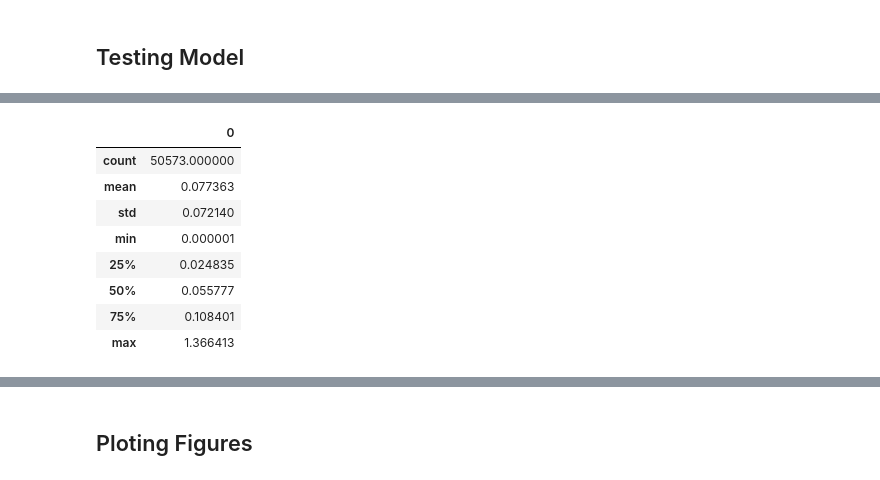
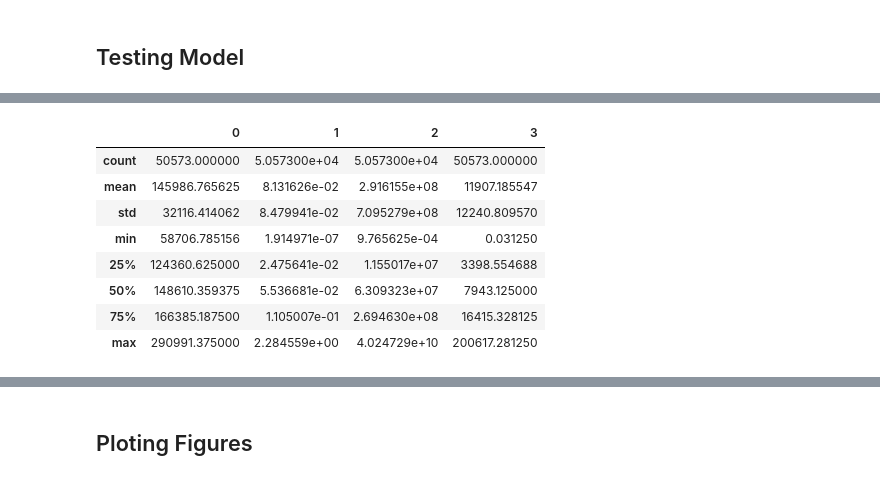
Before and after one commit to AyushmaanAggarwal/qtn-proj-ayu, a Jupyter notebook: cnn_wind.ipynb, the cells around one changed output, grey strips where cells are left out. Drawn from its saved outputs; the diff is of its cells as text; code cells hidden in the pictures.

```diff
--- a/cnn_wind.ipynb
+++ b/cnn_wind.ipynb
@@ -201,0 +139,26 @@ Epoch 100/100
+# %%
+print(parameter)
+
+# TRAINING ON ACTUAL DATA: Plasma Frequency
+if parameter == "fpe":
+    history = model.fit(
+        x=train_x_data[:], y=train_y_data[:], epochs=20, batch_size=32, steps_per_epoch=12800,
+        validation_split=.1, workers=6, use_multiprocessing=True, verbose=2, shuffle=True)
+
+# TRAINING ON ACTUAL DATA: Solar Wind Speed
+elif parameter == "vsw":
+    history = model.fit(
+        x=train_x_data[:], y=train_y_data_vsw[:], epochs=30, batch_size=32, steps_per_epoch=12800,
+        validation_split=.1, workers=6, use_multiprocessing=True, verbose=2, shuffle=True)
+
+# TRAINING ON ACTUAL DATA: Electron Temperature
+elif parameter == "te":
+    history = model.fit(
+        x=train_x_data[:], y=train_y_data_te[:], epochs=30, batch_size=32, steps_per_epoch=12800,
+        validation_split=.1, workers=6, use_multiprocessing=True, verbose=2, shuffle=True)
+
+# TRAINING ON SYNTHETIC DATA
+elif select_parameter == 3:
+    history = model.fit(
+        x=np.array(spectra), y=np.array(ne), epochs=100, batch_size=8, steps_per_epoch=25,
+        validation_split=0, workers=8, use_multiprocessing=True, verbose=2, shuffle=True)
@@ -204,4 +188,2 @@ model.save('ml_models/cnn_20220628synth.h5')
 # %% [markdown]
 ## Testing Model
-# %%
-model = load_model('ml_models/cnn_20220627.h5')
@@ -224,0 +190,15 @@ denorm_pred = pred_y[:,0]
+# %%
+#model = load_model('ml_models/cnn_20220627.h5')
+
+test_y_data = {
+    "fpe": test_y_sorted,
+    "vsw": test_y_sorted_vsw,
+    "te":  test_y_sorted_te
+}
+
+perf = model.evaluate(np.array(test_x_sorted), test_y_data[parameter])
+
+pred_y = model.predict(test_x_sorted)
+
+denorm_test = test_y_data[parameter]
+denorm_pred = pred_y[:,0]
@@ -271,12 +241,12 @@ for i in range(len(spectra)):
 # %%
-pd.DataFrame(lst).describe()
+pd.DataFrame(zip(denorm_test, lst, lst2, np.abs(lst3))).describe()
 # %% [output]
-|  | 0 |
-| count | 50573.000000 |
-| mean | 0.077363 |
-| std | 0.072140 |
-| min | 0.000001 |
-| 25% | 0.024835 |
-| 50% | 0.055777 |
-| 75% | 0.108401 |
-| max | 1.366413 |
+|  | 0 | 1 | 2 | 3 |
+| count | 50573.000000 | 5.057300e+04 | 5.057300e+04 | 50573.000000 |
+| mean | 145986.765625 | 8.131626e-02 | 2.916155e+08 | 11907.185547 |
+| std | 32116.414062 | 8.479941e-02 | 7.095279e+08 | 12240.809570 |
+| min | 58706.785156 | 1.914971e-07 | 9.765625e-04 | 0.031250 |
+| 25% | 124360.625000 | 2.475641e-02 | 1.155017e+07 | 3398.554688 |
+| 50% | 148610.359375 | 5.536681e-02 | 6.309323e+07 | 7943.125000 |
+| 75% | 166385.187500 | 1.105007e-01 | 2.694630e+08 | 16415.328125 |
+| max | 290991.375000 | 2.284559e+00 | 4.024729e+10 | 200617.281250 |
```
Also changed, not shown: parts of 43 cells of this notebook, 37 other files.
